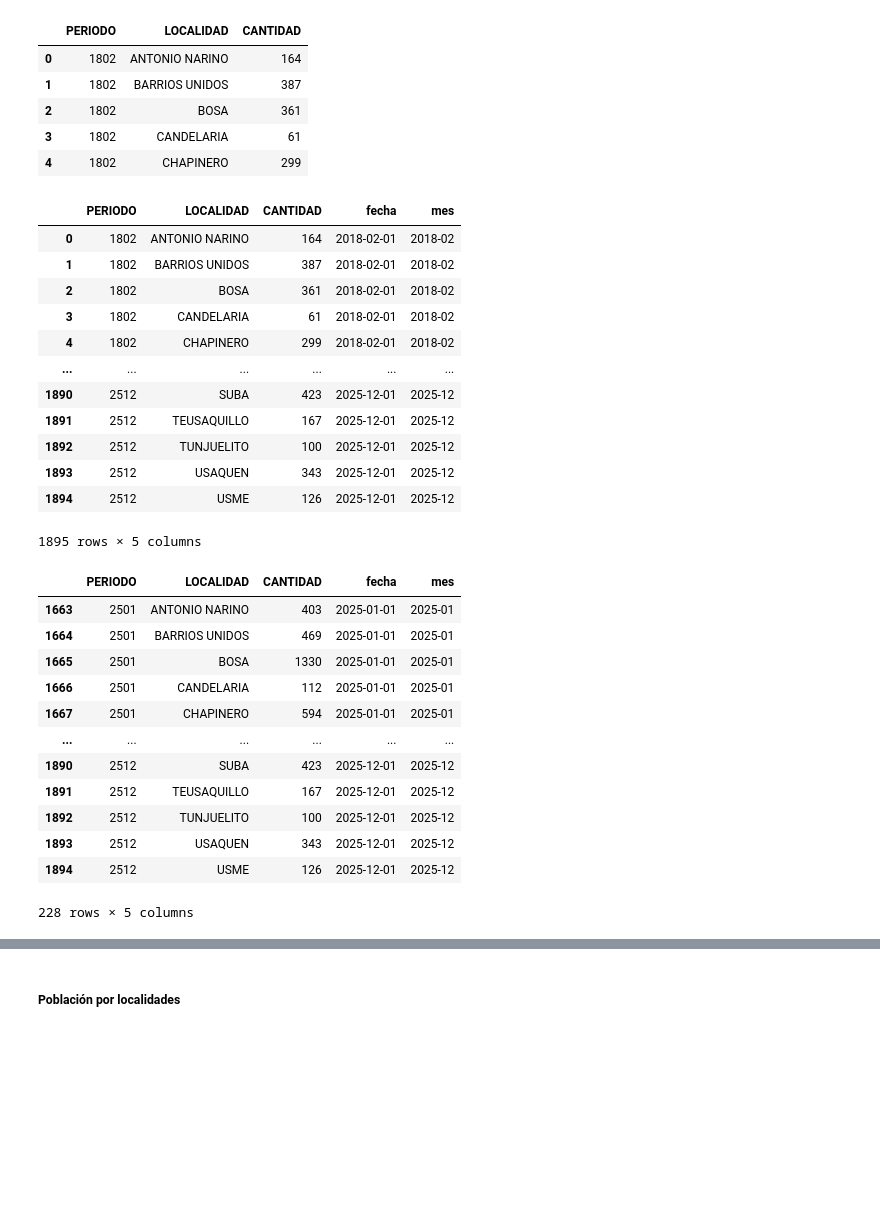
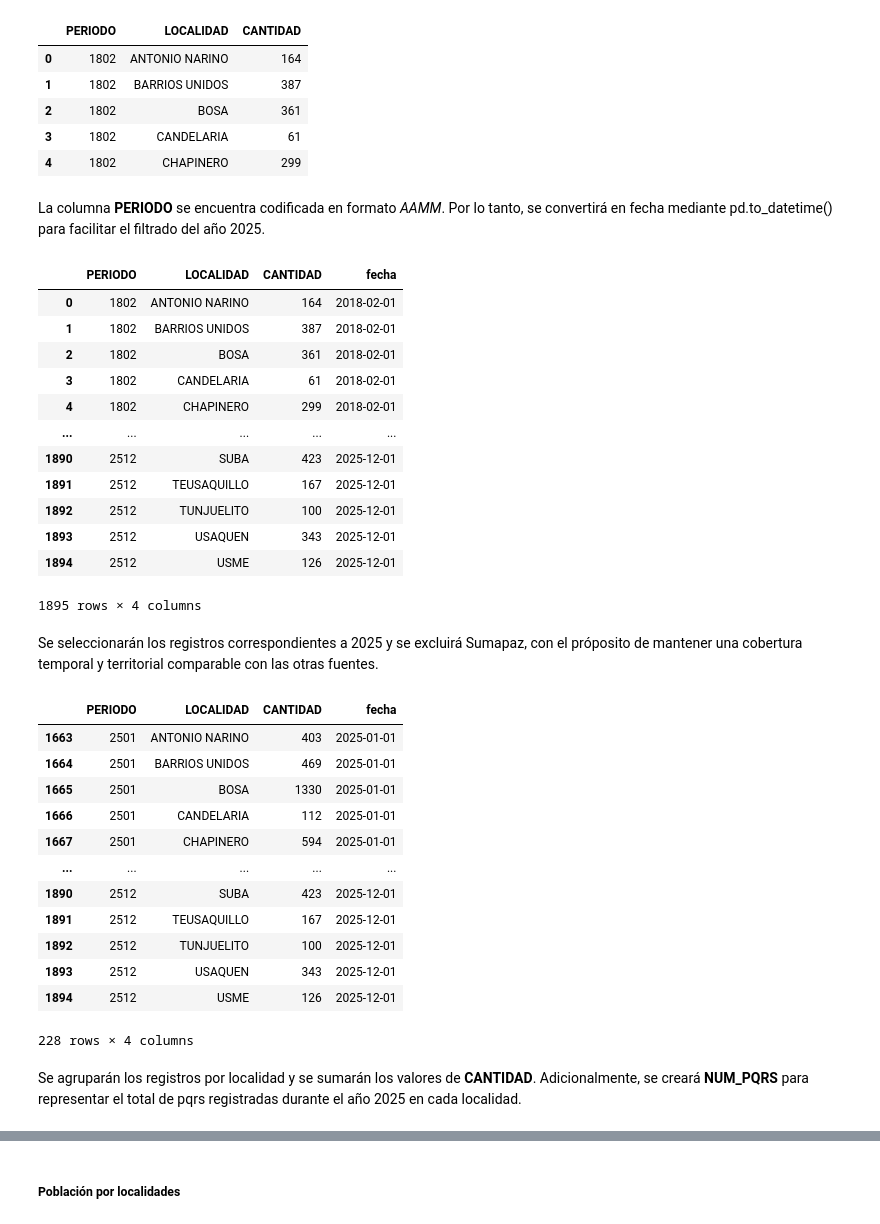
Before and after one commit to Ale92009/DATA1002_Proyecto2, a Jupyter notebook: notebooks/desarrollo.ipynb, the cells around one changed output, grey strips where cells are left out. Saved outputs shown, nothing was run; the diff lists cells and outputs as text; code cells hidden in the pictures; blank space fills up the shorter version.

```diff
--- a/notebooks/desarrollo.ipynb
+++ b/notebooks/desarrollo.ipynb
@@ -219,39 +426,44 @@ df_pqrs.head()
 | 2 | 1802 | BOSA | 361 |
 | 3 | 1802 | CANDELARIA | 61 |
 | 4 | 1802 | CHAPINERO | 299 |
+# %% [markdown]
+La columna **PERIODO** se encuentra codificada en formato *AAMM*. Por lo tanto, se convertirá en fecha mediante pd.to_datetime() para facilitar el filtrado del año 2025.
 # %%
 df_pqrs['fecha'] = pd.to_datetime(df_pqrs['PERIODO'].astype(str), format='%y%m')
-df_pqrs['mes'] = df_pqrs['fecha'].dt.to_period('M')
 df_pqrs
 # %% [output]
-|  | PERIODO | LOCALIDAD | CANTIDAD | fecha | mes |
-| 0 | 1802 | ANTONIO NARINO | 164 | 2018-02-01 | 2018-02 |
-| 1 | 1802 | BARRIOS UNIDOS | 387 | 2018-02-01 | 2018-02 |
-| 2 | 1802 | BOSA | 361 | 2018-02-01 | 2018-02 |
-| 3 | 1802 | CANDELARIA | 61 | 2018-02-01 | 2018-02 |
-| 4 | 1802 | CHAPINERO | 299 | 2018-02-01 | 2018-02 |
-| ... | ... | ... | ... | ... | ... |
-| 1890 | 2512 | SUBA | 423 | 2025-12-01 | 2025-12 |
-| 1891 | 2512 | TEUSAQUILLO | 167 | 2025-12-01 | 2025-12 |
-| 1892 | 2512 | TUNJUELITO | 100 | 2025-12-01 | 2025-12 |
-| 1893 | 2512 | USAQUEN | 343 | 2025-12-01 | 2025-12 |
-| 1894 | 2512 | USME | 126 | 2025-12-01 | 2025-12 |
+|  | PERIODO | LOCALIDAD | CANTIDAD | fecha |
+| 0 | 1802 | ANTONIO NARINO | 164 | 2018-02-01 |
+| 1 | 1802 | BARRIOS UNIDOS | 387 | 2018-02-01 |
+| 2 | 1802 | BOSA | 361 | 2018-02-01 |
+| 3 | 1802 | CANDELARIA | 61 | 2018-02-01 |
+| 4 | 1802 | CHAPINERO | 299 | 2018-02-01 |
+| ... | ... | ... | ... | ... |
+| 1890 | 2512 | SUBA | 423 | 2025-12-01 |
+| 1891 | 2512 | TEUSAQUILLO | 167 | 2025-12-01 |
+| 1892 | 2512 | TUNJUELITO | 100 | 2025-12-01 |
+| 1893 | 2512 | USAQUEN | 343 | 2025-12-01 |
+| 1894 | 2512 | USME | 126 | 2025-12-01 |
-1895 rows × 5 columns
+1895 rows × 4 columns
+# %% [markdown]
+Se seleccionarán los registros correspondientes a 2025 y se excluirá Sumapaz, con el próposito de mantener una cobertura temporal y territorial comparable con las otras fuentes.
 # %%
-pqrs_filtrado = df_pqrs[(df_pqrs['mes'].dt.year == 2025) & (df_pqrs['LOCALIDAD'] != 'SUMAPAZ')]
+pqrs_filtrado = df_pqrs[(df_pqrs['fecha'].dt.year == 2025) & (df_pqrs['LOCALIDAD'] != 'SUMAPAZ')]
 pqrs_filtrado
 # %% [output]
-|  | PERIODO | LOCALIDAD | CANTIDAD | fecha | mes |
-| 1663 | 2501 | ANTONIO NARINO | 403 | 2025-01-01 | 2025-01 |
-| 1664 | 2501 | BARRIOS UNIDOS | 469 | 2025-01-01 | 2025-01 |
-| 1665 | 2501 | BOSA | 1330 | 2025-01-01 | 2025-01 |
-| 1666 | 2501 | CANDELARIA | 112 | 2025-01-01 | 2025-01 |
-| 1667 | 2501 | CHAPINERO | 594 | 2025-01-01 | 2025-01 |
-| ... | ... | ... | ... | ... | ... |
-| 1890 | 2512 | SUBA | 423 | 2025-12-01 | 2025-12 |
-| 1891 | 2512 | TEUSAQUILLO | 167 | 2025-12-01 | 2025-12 |
-| 1892 | 2512 | TUNJUELITO | 100 | 2025-12-01 | 2025-12 |
-| 1893 | 2512 | USAQUEN | 343 | 2025-12-01 | 2025-12 |
-| 1894 | 2512 | USME | 126 | 2025-12-01 | 2025-12 |
+|  | PERIODO | LOCALIDAD | CANTIDAD | fecha |
+| 1663 | 2501 | ANTONIO NARINO | 403 | 2025-01-01 |
+| 1664 | 2501 | BARRIOS UNIDOS | 469 | 2025-01-01 |
+| 1665 | 2501 | BOSA | 1330 | 2025-01-01 |
+| 1666 | 2501 | CANDELARIA | 112 | 2025-01-01 |
+| 1667 | 2501 | CHAPINERO | 594 | 2025-01-01 |
+| ... | ... | ... | ... | ... |
+| 1890 | 2512 | SUBA | 423 | 2025-12-01 |
+| 1891 | 2512 | TEUSAQUILLO | 167 | 2025-12-01 |
+| 1892 | 2512 | TUNJUELITO | 100 | 2025-12-01 |
+| 1893 | 2512 | USAQUEN | 343 | 2025-12-01 |
+| 1894 | 2512 | USME | 126 | 2025-12-01 |
-228 rows × 5 columns
+228 rows × 4 columns
+# %% [markdown]
+Se agruparán los registros por localidad y se sumarán los valores de **CANTIDAD**. Adicionalmente, se creará **NUM_PQRS** para representar el total de pqrs registradas durante el año 2025 en cada localidad.
 # %%
```
Also changed, not shown: parts of 32 cells of this notebook.
